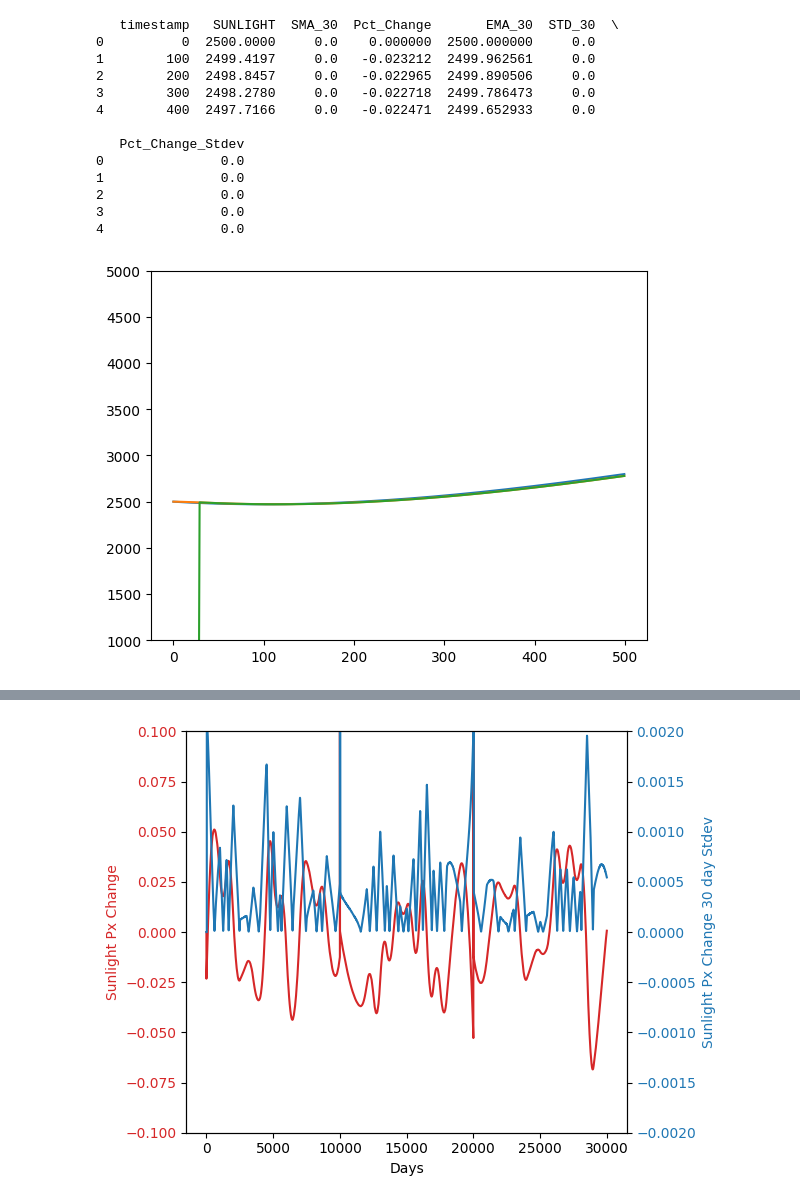
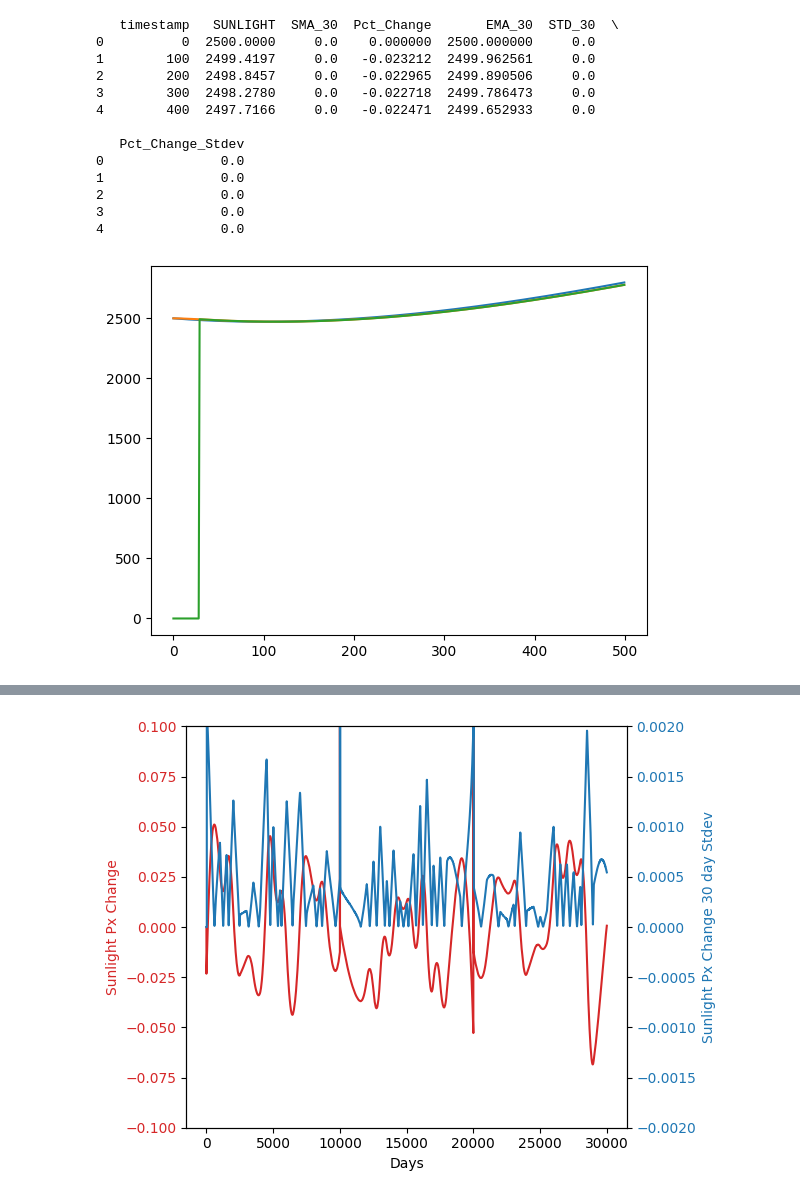
Before and after one commit to timkimneu/IMCProsperityTradingAlgorithm, a Jupyter notebook: round2/sample_data/orchid_sunlight_analysis.ipynb, the cells around one changed output, grey strips where cells are left out. Cells and saved outputs as stored; diff of their text form; code cells hidden in the pictures.

```diff
--- a/round2/sample_data/orchid_sunlight_analysis.ipynb
+++ b/round2/sample_data/orchid_sunlight_analysis.ipynb
@@ -93,12 +94,11 @@ print(sunlight.head())
 # %%
 # plot the SMA, EMA, and SUNLIGHT
 plt.plot(sunlight['SUNLIGHT'][:500])
 plt.plot(sunlight['EMA_30'][:500])
 plt.plot(sunlight['SMA_30'][:500])
-plt.ylim(1000,5000)
 plt.show()
 # %% [output]
-[figure, old version]
+[figure, new version]
 # %%
 fig, ax1 = plt.subplots()
 
```
Also changed, not shown: parts of 9 cells of this notebook, 22 other files.
